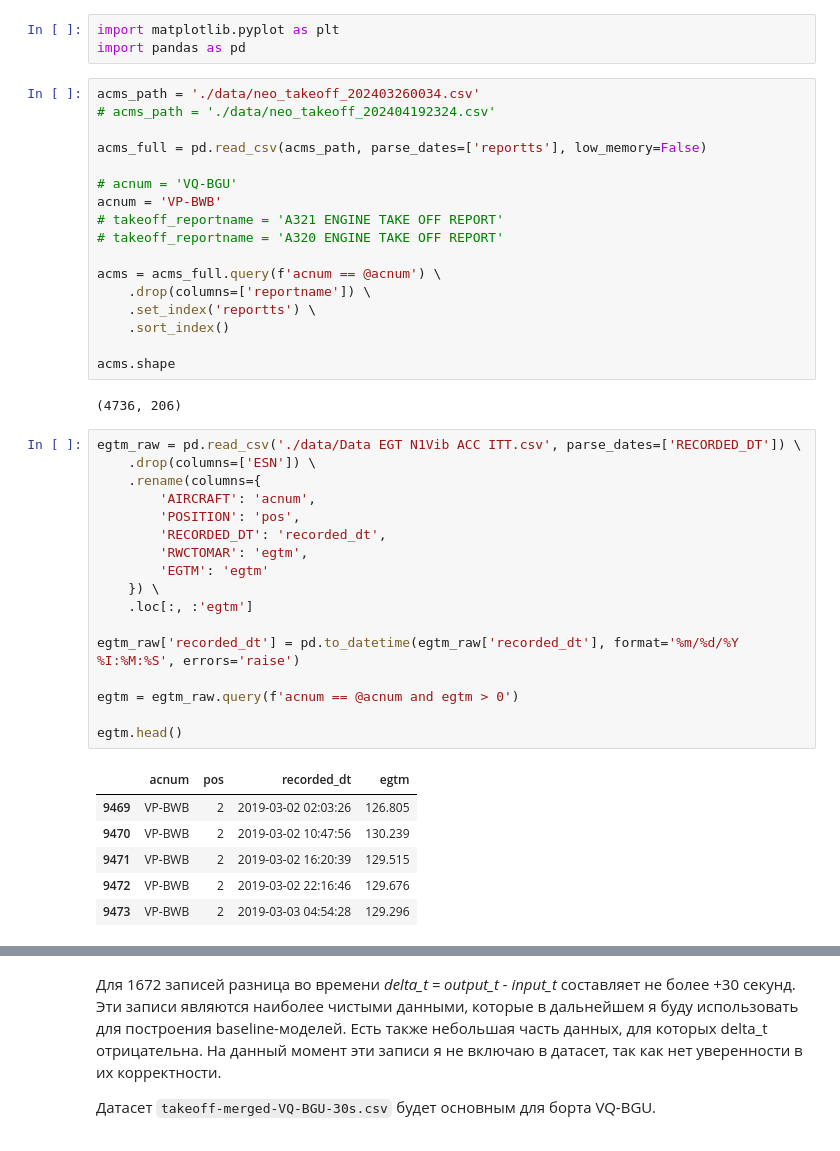
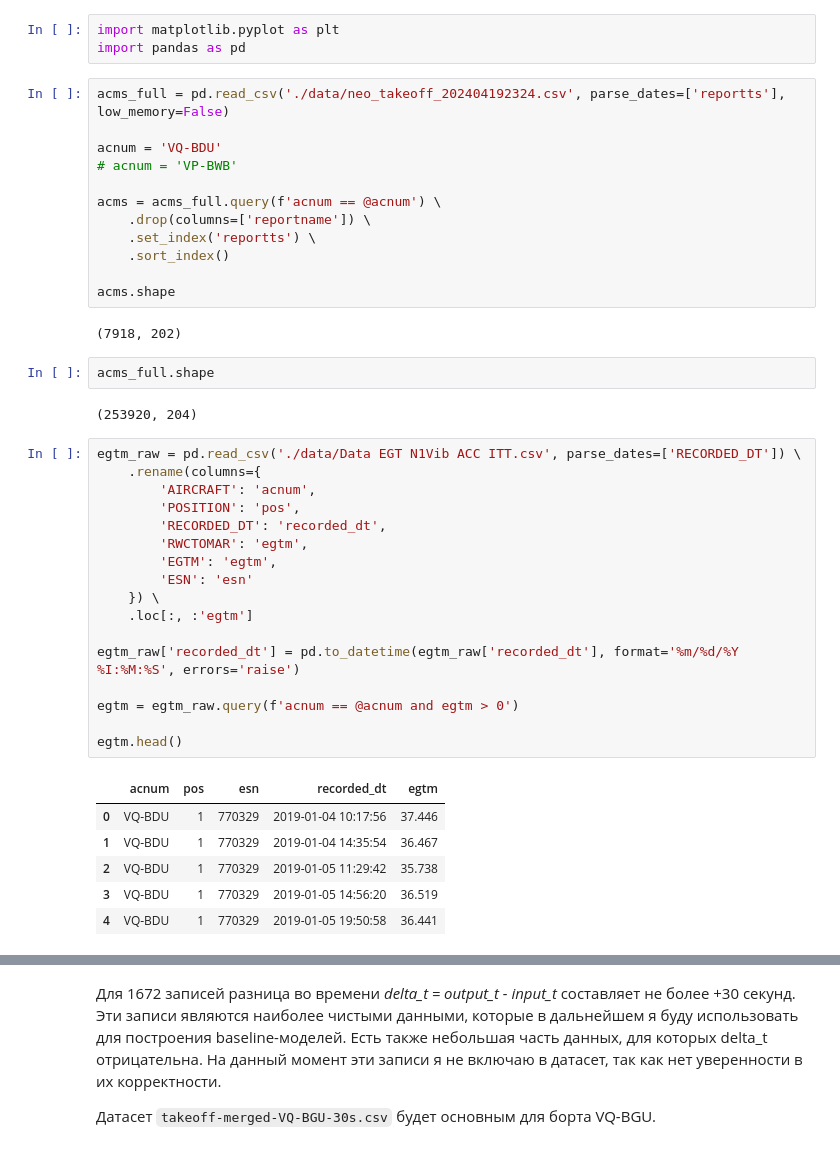
Before and after one commit to skeptlk/ecm, a Jupyter notebook: merge_output_one_to_one.ipynb, the cells around one changed output, grey strips where cells are left out. Saved outputs shown, nothing was run; the diff lists cells and outputs as text.

```diff
--- a/merge_output_one_to_one.ipynb
+++ b/merge_output_one_to_one.ipynb
@@ -4,15 +4,10 @@ In this file I attempt to find respecting record in ACMS (input) dataset for eac
 import matplotlib.pyplot as plt
 import pandas as pd
 # %%
-acms_path = './data/neo_takeoff_202403260034.csv'
-# acms_path = './data/neo_takeoff_202404192324.csv'
+acms_full = pd.read_csv('./data/neo_takeoff_202404192324.csv', parse_dates=['reportts'], low_memory=False)
 
-acms_full = pd.read_csv(acms_path, parse_dates=['reportts'], low_memory=False)
-
-# acnum = 'VQ-BGU'
-acnum = 'VP-BWB'
-# takeoff_reportname = 'A321 ENGINE TAKE OFF REPORT'
-# takeoff_reportname = 'A320 ENGINE TAKE OFF REPORT'
+acnum = 'VQ-BDU'
+# acnum = 'VP-BWB'
 
 acms = acms_full.query(f'acnum == @acnum') \
     .drop(columns=['reportname']) \
@@ -21,29 +16,33 @@ acms = acms_full.query(f'acnum == @acnum') \
 
 acms.shape
 # %% [output]
-(4736, 206)
+(7918, 202)
+# %%
+acms_full.shape
+# %% [output]
+(253920, 204)
 # %%
 egtm_raw = pd.read_csv('./data/Data EGT N1Vib ACC ITT.csv', parse_dates=['RECORDED_DT']) \
-    .drop(columns=['ESN']) \
     .rename(columns={
         'AIRCRAFT': 'acnum',
         'POSITION': 'pos',
         'RECORDED_DT': 'recorded_dt',
         'RWCTOMAR': 'egtm',
-        'EGTM': 'egtm'
+        'EGTM': 'egtm',
+        'ESN': 'esn'
     }) \
     .loc[:, :'egtm']
 
 egtm_raw['recorded_dt'] = pd.to_datetime(egtm_raw['recorded_dt'], format='%m/%d/%Y %I:%M:%S', errors='raise')
 
 egtm = egtm_raw.query(f'acnum == @acnum and egtm > 0')
 
 egtm.head()
 # %% [output]
-|  | acnum | pos | recorded_dt | egtm |
-| 9469 | VP-BWB | 2 | 2019-03-02 02:03:26 | 126.805 |
-| 9470 | VP-BWB | 2 | 2019-03-02 10:47:56 | 130.239 |
-| 9471 | VP-BWB | 2 | 2019-03-02 16:20:39 | 129.515 |
-| 9472 | VP-BWB | 2 | 2019-03-02 22:16:46 | 129.676 |
-| 9473 | VP-BWB | 2 | 2019-03-03 04:54:28 | 129.296 |
+|  | acnum | pos | esn | recorded_dt | egtm |
+| 0 | VQ-BDU | 1 | 770329 | 2019-01-04 10:17:56 | 37.446 |
+| 1 | VQ-BDU | 1 | 770329 | 2019-01-04 14:35:54 | 36.467 |
+| 2 | VQ-BDU | 1 | 770329 | 2019-01-05 11:29:42 | 35.738 |
+| 3 | VQ-BDU | 1 | 770329 | 2019-01-05 14:56:20 | 36.519 |
+| 4 | VQ-BDU | 1 | 770329 | 2019-01-05 19:50:58 | 36.441 |
 # %%
```
Also changed, not shown: parts of 10 cells of this notebook, 3 other files.
